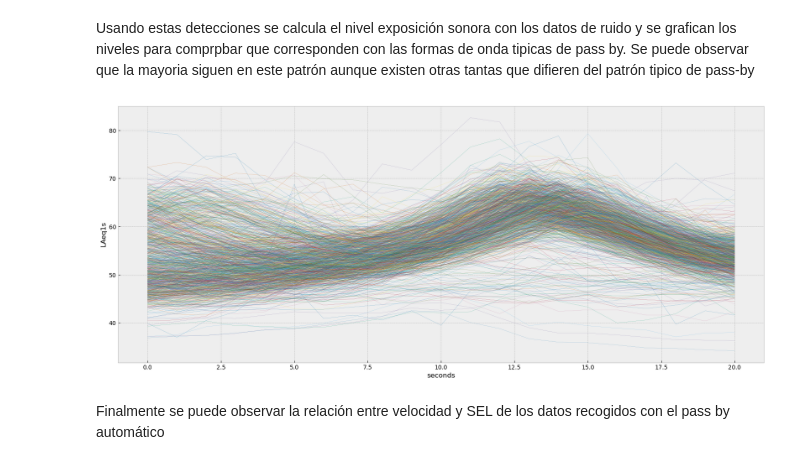
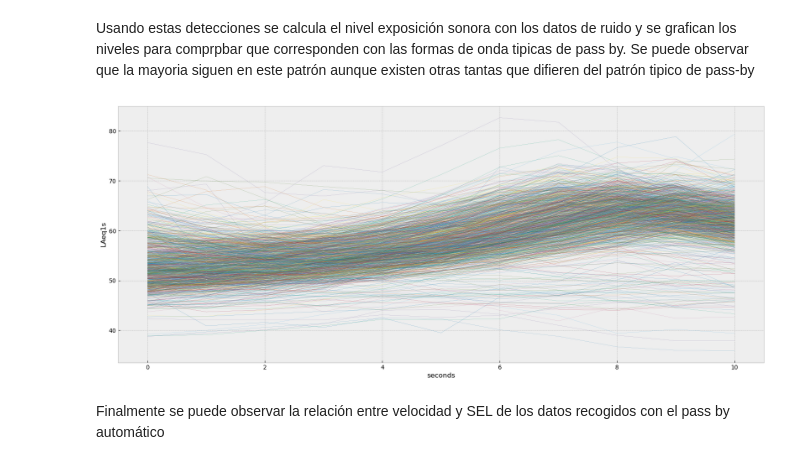
Before and after one commit to aacacustica/Audio_Processing, a Jupyter notebook: Traffic_Alignment/traffic_alignment_Vitoria.ipynb, the cells around one changed output. Cells and saved outputs as stored; diff of their text form; code cells hidden in the pictures.

```diff
--- a/Traffic_Alignment/traffic_alignment_Vitoria.ipynb
+++ b/Traffic_Alignment/traffic_alignment_Vitoria.ipynb
@@ -362,32 +362,32 @@ los niveles para comprpbar que corresponden con las formas de onda tipicas de pa
 observar que la mayoria siguen en este patrón aunque existen otras tantas que difieren del patrón
 tipico de pass-by
 # %%
-pass_by_width_seconds = 10 # time window in seconds  each pass by event to consider
+pass_by_width_seconds = 5 # time window in seconds  each pass by event to consider
 sel_pass = []
 
 i = 0
 plt.figure(figsize=(20,8))
 
 for date_paso, pass_by in df_clean_pass_by.iterrows():
     # df_temp is each pass-by selects data from df_join within a 15-second window before and after the pass-by time
     df_temp = df_join.loc[date_paso - pd.Timedelta(f"{pass_by_width_seconds}s"): date_paso + pd.Timedelta(f"{pass_by_width_seconds}s") ]
 
     levels = df_temp["LAeq"] # levels is the LAeq values for the pass-by
     sel_pass.append(leq(levels) + np.log(8)) # calculate the sel for the pass-by and append it to the sel_pass list
 
     # plot the laeq values for the pass-by
     plt.plot(levels.values, linewidth=0.15)
     #i+=
     if i == 5:
         break
 
 plt.xlabel("seconds")
 plt.ylabel("LAeq1s")
 plt.show()
 
 df_clean_pass_by["SEL"] = sel_pass
 # %% [output]
-[figure, old version]
+[figure, new version]
 # %% [markdown]
 Finalmente se puede observar la relación entre velocidad y SEL de los datos recogidos con el pass
 by automático
```
